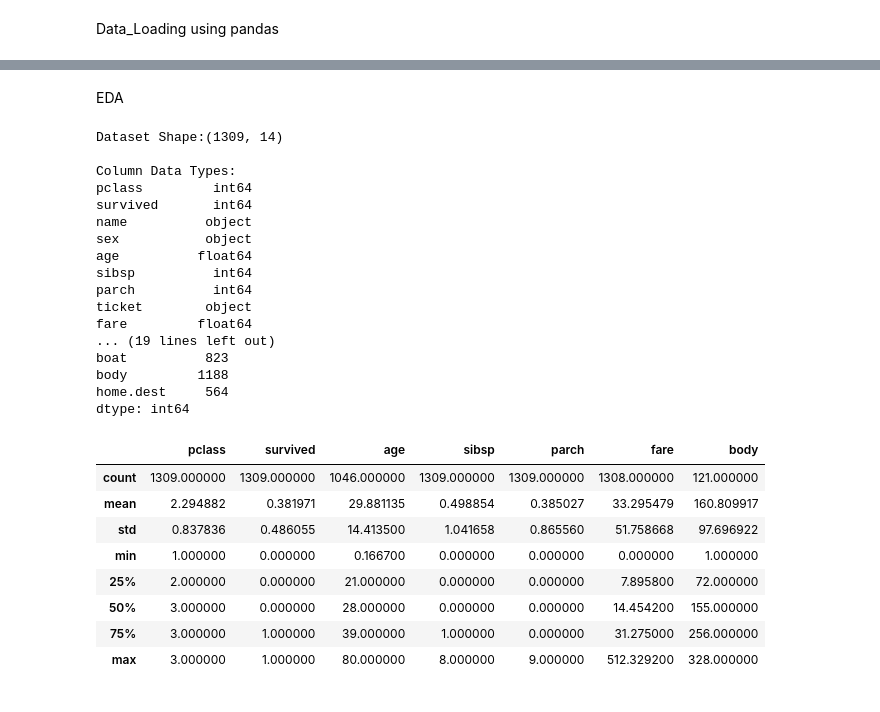
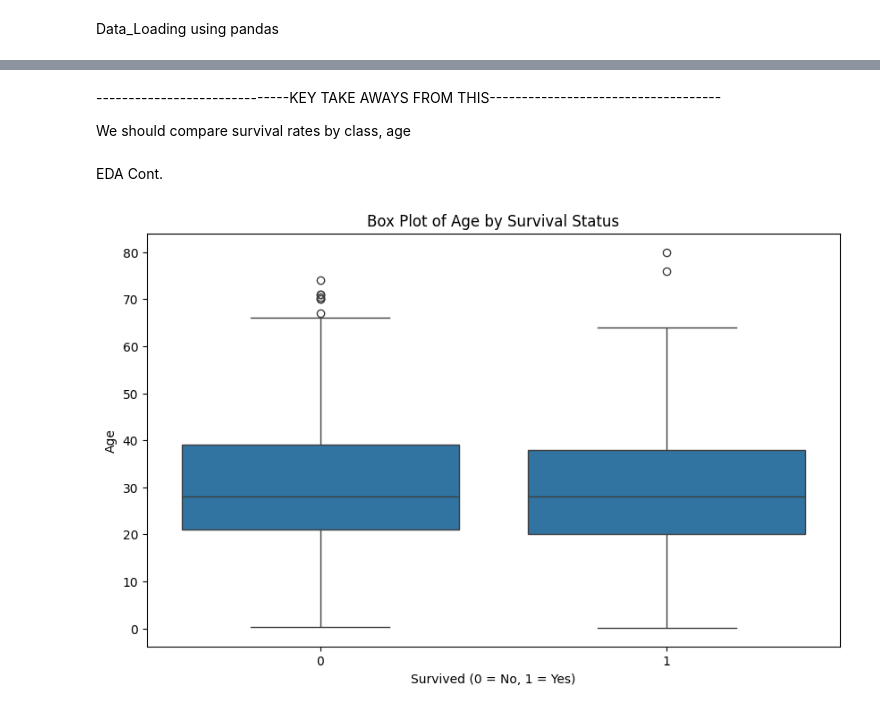
Before and after one commit to lucaskvz/AI-MACHINE-LEARNING-FOUNDATIONS, a Jupyter notebook: assignment_1_Lucas_Van_Zyl.ipynb, the cells around one changed output, grey strips where cells are left out. Saved outputs shown, nothing was run; the diff lists cells and outputs as text; code cells hidden in the pictures.

Commit message:
EDA Partially completed need to interperet the visualaisations/info more

```diff
--- a/assignment_1_Lucas_Van_Zyl.ipynb
+++ b/assignment_1_Lucas_Van_Zyl.ipynb
@@ -16,46 +111,24 @@ df.head()
+# %% [markdown]
+------------------------------KEY TAKE AWAYS FROM THIS------------------------------------
+
+We should compare survival rates by class, age
 # %% [markdown]
-EDA
+EDA Cont.
-# %%
-#------------------------Preliminary Structure of data and summary--------------------------------
-
-# First I want to look at the number of rows and columns
-print(f"Dataset Shape:{df.shape}") #we see there are 1309 passangers (rows) and 14 features (columns)
-
-# Show column data types and names
-print("\nColumn Data Types:")
-print(df.dtypes) #Mix of numerical and categorical variables
-
-
-# Now for how many missing values we have to account for
-print("\nMissing Values per Column:")
-print(df.isnull().sum()) # Cabin has a lot of missing values as well as bodies who I assume where never found
-# Furthermore home destination has a lot of missing values and boat which I can only assume is life boats
-
-df.describe()
-# %% [output]
-Dataset Shape:(1309, 14)
-
-Column Data Types:
-pclass         int64
-survived       int64
-name          object
-sex           object
-age          float64
-sibsp          int64
-parch          int64
-ticket        object
-fare         float64
-... (19 lines left out)
-boat          823
-body         1188
-home.dest     564
-dtype: int64
-|  | pclass | survived | age | sibsp | parch | fare | body |
-| count | 1309.000000 | 1309.000000 | 1046.000000 | 1309.000000 | 1309.000000 | 1308.000000 | 121.000000 |
-| mean | 2.294882 | 0.381971 | 29.881135 | 0.498854 | 0.385027 | 33.295479 | 160.809917 |
-| std | 0.837836 | 0.486055 | 14.413500 | 1.041658 | 0.865560 | 51.758668 | 97.696922 |
-| min | 1.000000 | 0.000000 | 0.166700 | 0.000000 | 0.000000 | 0.000000 | 1.000000 |
-| 25% | 2.000000 | 0.000000 | 21.000000 | 0.000000 | 0.000000 | 7.895800 | 72.000000 |
-| 50% | 3.000000 | 0.000000 | 28.000000 | 0.000000 | 0.000000 | 14.454200 | 155.000000 |
-| 75% | 3.000000 | 1.000000 | 39.000000 | 1.000000 | 0.000000 | 31.275000 | 256.000000 |
-| max | 3.000000 | 1.000000 | 80.000000 | 8.000000 | 9.000000 | 512.329200 | 328.000000 |
+# %%
+## Box Plot for age
+
+plt.figure(figsize=(10, 6))
+sns.boxplot(x='survived', y='age', data=df)
+plt.title("Box Plot of Age by Survival Status")
+plt.xlabel("Survived (0 = No, 1 = Yes)")
+plt.ylabel("Age")
+plt.show()
+
+#---------------------- Personal Thoughts/Interpretation-----------------------------------
+
+# Median age is almost the same wether you survived or died
+# The age distribution appears to be almost identical for surviving or dying
+# Quite a few older passangers who did not survive could be used as an indication for survival
+#
+# %% [output]
+[figure, added]
```
Also changed, not shown: parts of 11 cells of this notebook.
